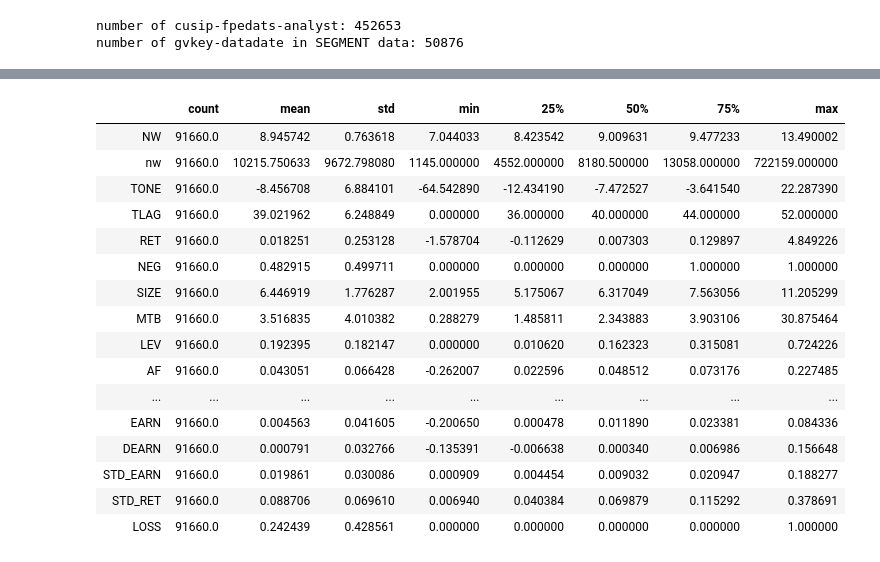
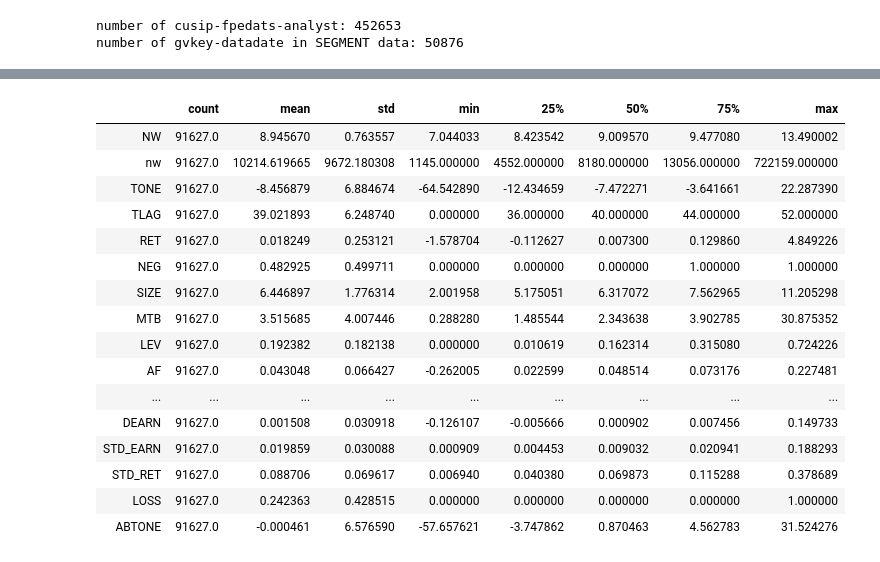
Before and after one commit to fengzhi22/narrative_conservatism, a Jupyter notebook: code/4_statistics_10-Q_ibes.ipynb, the cells around one changed output, grey strips where cells are left out. Drawn from its saved outputs; the diff is of its cells as text; code cells hidden in the pictures.

```diff
--- a/code/4_statistics_10-Q_ibes.ipynb
+++ b/code/4_statistics_10-Q_ibes.ipynb
@@ -191,8 +189,10 @@ crsp_comp_edgar_ibes_seg_inner['AF'] = crsp_comp_edgar_ibes_seg_inner['leap_cons
 ########################################################################################
 
 ########## Drop files (firm-quarter) that have positive/negative infinity DEARN
-del_DEARN = crsp_comp_edgar_ibes_seg_left[(crsp_comp_edgar_ibes_seg_left['DEARN']==np.inf) | (crsp_comp_edgar_ibes_seg_left['DEARN']==-np.inf)].shape[0]
-crsp_comp_edgar_ibes_seg_left = crsp_comp_edgar_ibes_seg_left[(crsp_comp_edgar_ibes_seg_left['DEARN']!=np.inf) & (crsp_comp_edgar_ibes_seg_left['DEARN']!=-np.inf)]
+del_DEARN = crsp_comp_edgar_ibes_seg_left[(crsp_comp_edgar_ibes_seg_left['DEARN']==np.inf) \
+                                          | (crsp_comp_edgar_ibes_seg_left['DEARN']==-np.inf)].shape[0]
+crsp_comp_edgar_ibes_seg_left = crsp_comp_edgar_ibes_seg_left[(crsp_comp_edgar_ibes_seg_left['DEARN']!=np.inf) \
+                                                              & (crsp_comp_edgar_ibes_seg_left['DEARN']!=-np.inf)]
 print('number of files that have positive/negative infinity DEARN: ' + str(del_DEARN))
 
 ### Drop missing AF
@@ -223,7 +223,7 @@ print('number of obs. that contain missing DEARN: ' + str(del_DEARN))
 ############## Inspect sample size after variable screening
 print('Number of firm-quarters after variable screening: ' + str(crsp_comp_edgar_ibes_seg_left.shape[0]))
 
-############## Winsorize SIZE, MTB, LEV
+############## Winsorize ##############################
 ###### Define a function that winsorize a variable at 1% and 99%
 def winsorize (df, colnames):
     for col in colnames:
@@ -232,8 +232,8 @@ def winsorize (df, colnames):
         df[col] = df[col].clip(varq01, varq99)
     return df
 
-crsp_comp_edgar_ibes_seg_left = winsorize(crsp_comp_edgar_ibes_seg_left, ['AF', 'AFE', 'BUSSEG','GEOSEG','AGE','EARN', 'DEARN', 'STD_EARN', 'STD_RET'])
-
-############## Save merged ID_CRSP_COMP_TEXT to csv file
-crsp_comp_edgar_ibes_seg_left.to_csv('..\\filings\\crsp_comp_edgar_ibes_seg_10-Q.csv', index = 0)
+############## Winsorize TABLE 1 (line 1) and TABLE 4 (line 2) variables
+crsp_comp_edgar_ibes_seg_left = winsorize(crsp_comp_edgar_ibes_seg_left, \
+                                          ['AF', 'AFE', 'BUSSEG','GEOSEG','AGE','EARN', 'DEARN', 'STD_EARN', 'STD_RET', \
+                                          'CFO', 'leap1_EARN', 'leap2_EARN', 'leap3_EARN', 'leap1_CFO', 'leap2_CFO', 'leap3_CFO'])
 # %% [output]
@@ -247 +247,23 @@ Number of firm-quarters after variable screening: 91660
+# %%
+######## Create ABTONE: residual from TONE regression
+y, X = ps.dmatrices('TONE ~ 1 + EARN + RET + SIZE + MTB + STD_RET + STD_EARN + AGE + BUSSEG + GEOSEG + LOSS + DEARN + AFE + AF', \
+                    data = crsp_comp_edgar_ibes_seg_left, return_type = 'dataframe')
+model = sm.OLS(y, X)
+res = model.fit()
+# res.summary()
+crsp_comp_edgar_ibes_seg_left['ABTONE'] = res.resid
+
+######## Create abtone for REPLICATION: residual from tone regression
+y, X = ps.dmatrices('tone ~ 1 + EARN + RET + SIZE + MTB + STD_RET + STD_EARN + AGE + BUSSEG + GEOSEG + LOSS + DEARN + AFE + AF', \
+                    data = crsp_comp_edgar_ibes_seg_left, return_type = 'dataframe')
+model = sm.OLS(y, X)
+res = model.fit()
+# res.summary()
+crsp_comp_edgar_ibes_seg_left['abtone'] = res.resid
+
+####### Drop duplicated gykey-cquarter
+crsp_comp_edgar_ibes_seg_left = crsp_comp_edgar_ibes_seg_left[crsp_comp_edgar_ibes_seg_left.duplicated(subset=['gvkey', 'cquarter']) == False]
+
+############## Save merged ID_CRSP_COMP_TEXT to csv file
+crsp_comp_edgar_ibes_seg_left.to_csv('..\\filings\\crsp_comp_edgar_ibes_seg_10-Q.csv', index = 0)
 # %%
@@ -314,50 +336,50 @@ Number of firm-quarters after variable screening: 17556
 # 2nd line: fundamental variables (main)
 # 3rd line: abtone
 selected_vars = crsp_comp_edgar_ibes_seg_left[['NW','nw', 'TONE','TLAG', \
                                                'RET', 'NEG', 'SIZE', 'MTB', 'LEV', \
-                                               'AF', 'AFE', 'BUSSEG','GEOSEG','AGE','EARN', 'DEARN', 'STD_EARN', 'STD_RET', 'LOSS' \
+                                               'AF', 'AFE', 'BUSSEG','GEOSEG','AGE','EARN', 'DEARN', 'STD_EARN', 'STD_RET', 'LOSS', 'ABTONE' \
                                              ]]
 
 T3PA = selected_vars.describe().transpose()
 
 ############# Summary statistics for all raw and processed variables
 full_summary = crsp_comp_edgar_ibes_seg_left.describe().transpose()
 
 ############# Save T3PA
 table_path = '..\\output\\Tables.xlsx'
 if os.path.exists(table_path) == True:
     book = load_workbook(table_path)
     writer = pd.ExcelWriter(table_path, engine = 'openpyxl')
     writer.book = book
     writer.sheets = dict((ws.title, ws) for ws in book.worksheets)
 
     T3PA.to_excel(writer, sheet_name='T3PA_raw', float_format="%.4f")
 
     writer.save()
     writer.close()
 
 else:
     T3PA.to_excel(table_path, sheet_name='T3PA_raw', float_format="%.4f")
 
 T3PA
 # %% [output]
 |  | count | mean | std | min | 25% | 50% | 75% | max |
-| NW | 91660.0 | 8.945742 | 0.763618 | 7.044033 | 8.423542 | 9.009631 | 9.477233 | 13.490002 |
-| nw | 91660.0 | 10215.750633 | 9672.798080 | 1145.000000 | 4552.000000 | 8180.500000 | 13058.000000 | 722159.000000 |
-| TONE | 91660.0 | -8.456708 | 6.884101 | -64.542890 | -12.434190 | -7.472527 | -3.641540 | 22.287390 |
-| TLAG | 91660.0 | 39.021962 | 6.248849 | 0.000000 | 36.000000 | 40.000000 | 44.000000 | 52.000000 |
-| RET | 91660.0 | 0.018251 | 0.253128 | -1.578704 | -0.112629 | 0.007303 | 0.129897 | 4.849226 |
-| NEG | 91660.0 | 0.482915 | 0.499711 | 0.000000 | 0.000000 | 0.000000 | 1.000000 | 1.000000 |
-| SIZE | 91660.0 | 6.446919 | 1.776287 | 2.001955 | 5.175067 | 6.317049 | 7.563056 | 11.205299 |
-| MTB | 91660.0 | 3.516835 | 4.010382 | 0.288279 | 1.485811 | 2.343883 | 3.903106 | 30.875464 |
-| LEV | 91660.0 | 0.192395 | 0.182147 | 0.000000 | 0.010620 | 0.162323 | 0.315081 | 0.724226 |
-| AF | 91660.0 | 0.043051 | 0.066428 | -0.262007 | 0.022596 | 0.048512 | 0.073176 | 0.227485 |
+| NW | 91627.0 | 8.945670 | 0.763557 | 7.044033 | 8.423542 | 9.009570 | 9.477080 | 13.490002 |
+| nw | 91627.0 | 10214.619665 | 9672.180308 | 1145.000000 | 4552.000000 | 8180.000000 | 13056.000000 | 722159.000000 |
+| TONE | 91627.0 | -8.456879 | 6.884674 | -64.542890 | -12.434659 | -7.472271 | -3.641661 | 22.287390 |
+| TLAG | 91627.0 | 39.021893 | 6.248740 | 0.000000 | 36.000000 | 40.000000 | 44.000000 | 52.000000 |
+| RET | 91627.0 | 0.018249 | 0.253121 | -1.578704 | -0.112627 | 0.007300 | 0.129860 | 4.849226 |
+| NEG | 91627.0 | 0.482925 | 0.499711 | 0.000000 | 0.000000 | 0.000000 | 1.000000 | 1.000000 |
+| SIZE | 91627.0 | 6.446897 | 1.776314 | 2.001958 | 5.175051 | 6.317072 | 7.562965 | 11.205298 |
+| MTB | 91627.0 | 3.515685 | 4.007446 | 0.288280 | 1.485544 | 2.343638 | 3.902785 | 30.875352 |
+| LEV | 91627.0 | 0.192382 | 0.182138 | 0.000000 | 0.010619 | 0.162314 | 0.315080 | 0.724226 |
+| AF | 91627.0 | 0.043048 | 0.066427 | -0.262005 | 0.022599 | 0.048514 | 0.073176 | 0.227481 |
 | ... | ... | ... | ... | ... | ... | ... | ... | ... |
-| EARN | 91660.0 | 0.004563 | 0.041605 | -0.200650 | 0.000478 | 0.011890 | 0.023381 | 0.084336 |
-| DEARN | 91660.0 | 0.000791 | 0.032766 | -0.135391 | -0.006638 | 0.000340 | 0.006986 | 0.156648 |
-| STD_EARN | 91660.0 | 0.019861 | 0.030086 | 0.000909 | 0.004454 | 0.009032 | 0.020947 | 0.188277 |
-| STD_RET | 91660.0 | 0.088706 | 0.069610 | 0.006940 | 0.040384 | 0.069879 | 0.115292 | 0.378691 |
-| LOSS | 91660.0 | 0.242439 | 0.428561 | 0.000000 | 0.000000 | 0.000000 | 0.000000 | 1.000000 |
+| DEARN | 91627.0 | 0.001508 | 0.030918 | -0.126107 | -0.005666 | 0.000902 | 0.007456 | 0.149733 |
+| STD_EARN | 91627.0 | 0.019859 | 0.030088 | 0.000909 | 0.004453 | 0.009032 | 0.020941 | 0.188293 |
+| STD_RET | 91627.0 | 0.088706 | 0.069617 | 0.006940 | 0.040380 | 0.069873 | 0.115288 | 0.378689 |
+| LOSS | 91627.0 | 0.242363 | 0.428515 | 0.000000 | 0.000000 | 0.000000 | 0.000000 | 1.000000 |
+| ABTONE | 91627.0 | -0.000461 | 6.576590 | -57.657621 | -3.747862 | 0.870463 | 4.562783 | 31.524276 |
 # %%
 # full_summary
 # %%
```
Also changed, not shown: parts of 8 cells of this notebook, 14 other files.
